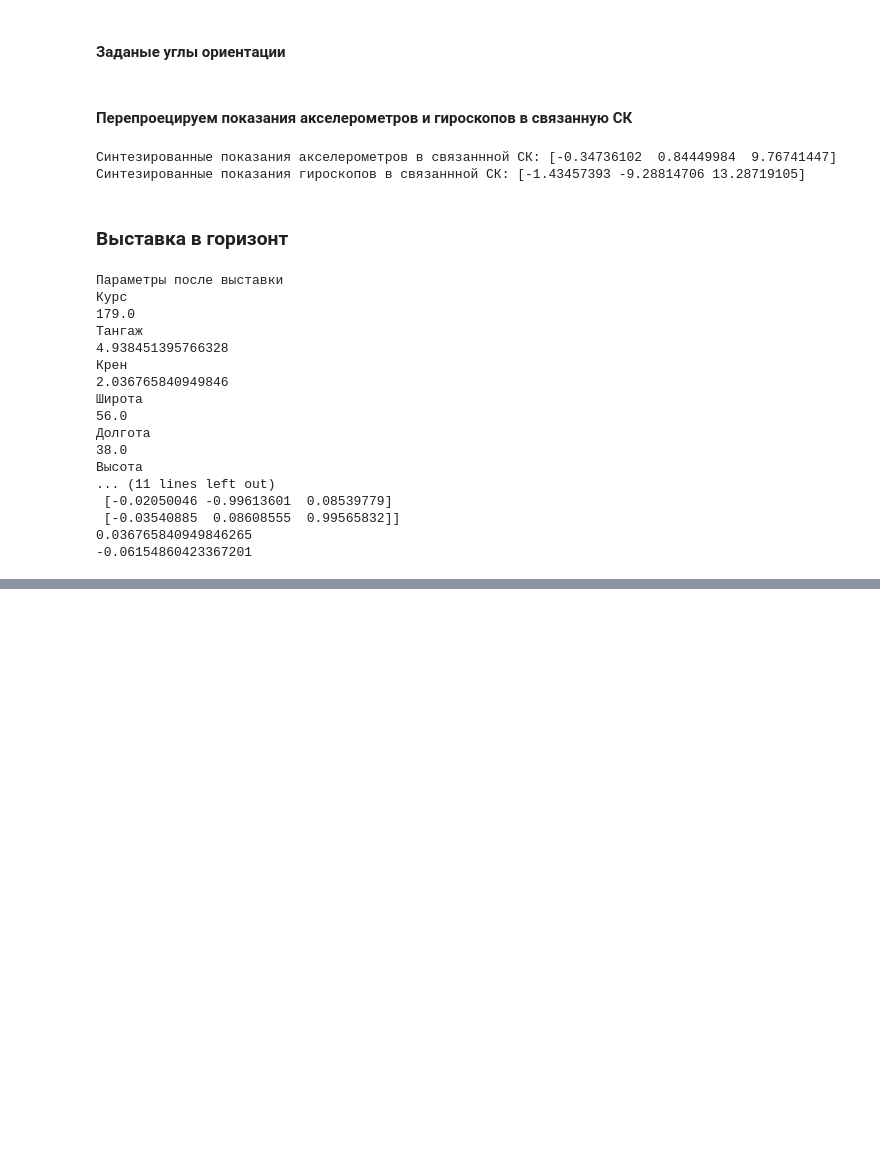
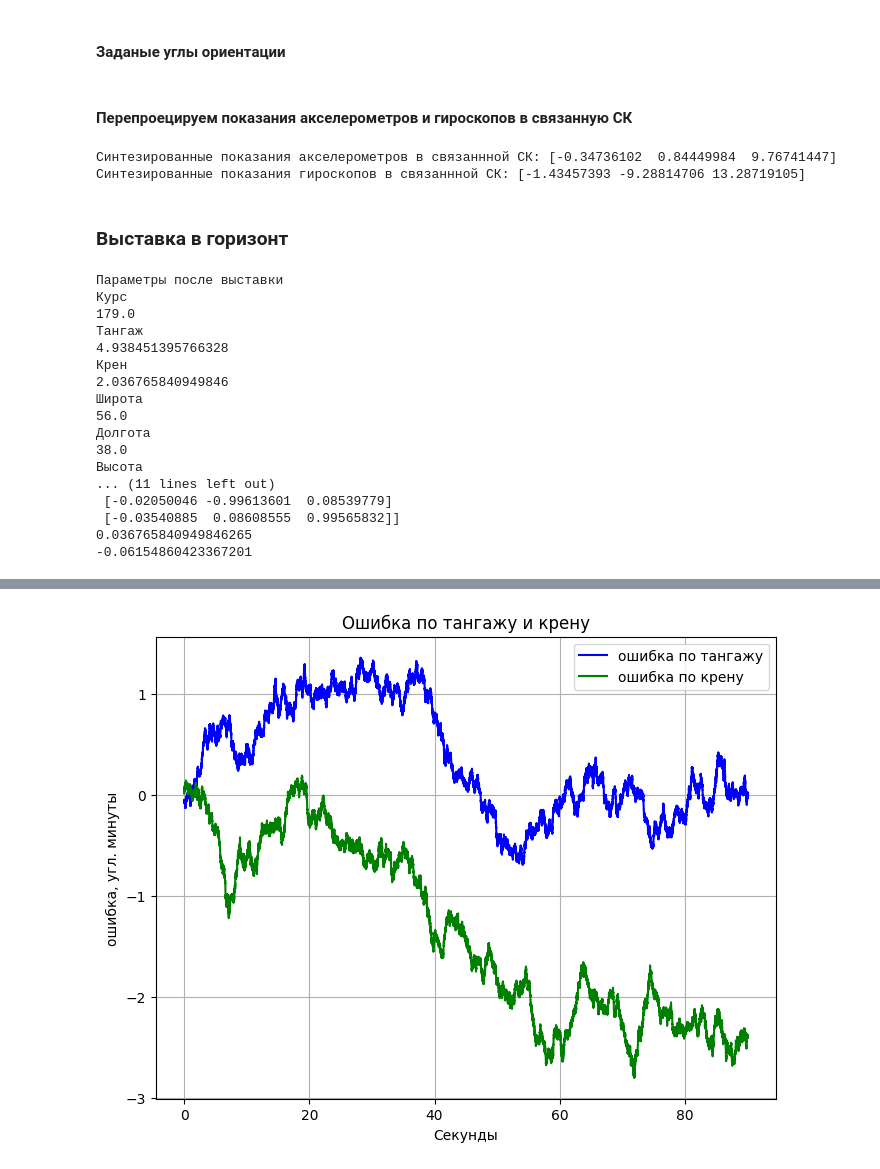
Before and after one commit to AlexeyLelikov/Nav_py, a Jupyter notebook: notebooks/Рис_ИНС_ДЗ_2.ipynb, the cells around one changed output, grey strips where cells are left out. Cells and saved outputs as stored; diff of their text form; code cells hidden in the pictures; blank space fills up the shorter version.

```diff
--- a/notebooks/Рис_ИНС_ДЗ_2.ipynb
+++ b/notebooks/Рис_ИНС_ДЗ_2.ipynb
@@ -449,0 +575,9 @@ plt.show()
+# %%
+acc = np.zeros((N,3))
+gyro = np.zeros((N,3))
+acc[:,0] = acc_x * 0.01
+acc[:,1] = acc_y * 0.01
+acc[:,2] = acc_z * 0.01
+gyro[:,0] = gyro_x * 0.01
+gyro[:,1] = gyro_y * 0.01
+gyro[:,2] = gyro_z * 0.01
@@ -449,0 +612,10 @@ plt.show()
+# %%
+queue_Lat = np.zeros(N)
+queue_Lon = np.zeros(N)
+queue_pitch = np.zeros(N)
+queue_roll = np.zeros(N)
+queue_heading = np.zeros(N)
+queue_Alt = np.zeros(N)
+queue_W_N = np.zeros(N)
+queue_W_U = np.zeros(N)
+queue_W_E = np.zeros(N)
@@ -449,0 +644,73 @@ plt.show()
+# %%
+out_Lat = np.zeros(N)
+out_Lon = np.zeros(N)
+out_pitch = np.zeros(N)
+out_roll = np.zeros(N)
+out_heading = np.zeros(N)
+out_W_N = np.zeros(N)
+out_W_E = np.zeros(N)
+out_Lat = queue_Lat - np.full_like(np.arange(N, dtype=np.double), Lat)
+out_Lon = queue_Lon - np.full_like(np.arange(N, dtype=np.double), Lon)
+out_pitch = queue_pitch - np.full_like(np.arange(N, dtype=np.double), Pitch_true)
+out_roll = queue_roll - np.full_like(np.arange(N, dtype=np.double), Roll_true)
+out_heading = queue_heading - np.full_like(np.arange(N, dtype=np.double), Heading_true)
+out_W_N = queue_W_N - np.full_like(np.arange(N, dtype=np.double), 0)
+out_W_E = queue_W_E - np.full_like(np.arange(N, dtype=np.double), 0)
+out_Lat = out_Lat * (180.0 / np.pi)
+out_Lon = out_Lon * (180.0 / np.pi)
+out_pitch = out_pitch * (180.0 / np.pi)
+out_roll = out_roll * (180.0 / np.pi)
+out_heading = out_heading * (180.0 / np.pi)
+plt.figure(1)
+fig = plt.gcf()
+fig.set_size_inches(8, 6)
+plt.plot(t, out_pitch, 'b', t, out_roll, 'g')
+plt.title("Ошибка по тангажу и крену")
+plt.xlabel('Cекунды')
+plt.ylabel('ошибка, угл. минуты')
+plt.grid(True)
+plt.legend(['ошибка по тангажу', 'ошибка по крену'], loc=1)
+plt.savefig('img2/углы_случайные.png')
+plt.show()
+
+plt.figure(2)
+fig = plt.gcf()
+fig.set_size_inches(8, 6)
+plt.plot(t, out_heading)
+plt.title("Ошибка по Курсу")
+plt.xlabel('Cекунды')
+plt.ylabel('ошибка, градусы')
+plt.grid(True)
+plt.legend(['ошибка по Курсу'], loc=1)
+plt.savefig('img2/курс_случайные.png')
+plt.show()
+
+plt.figure(3)
+fig = plt.gcf()
+fig.set_size_inches(8, 6)
+plt.plot(t, out_W_N, 'b', t, out_W_E, 'g')
+plt.title("Ошибка по северной скорости W_N и восточной W_E")
+plt.xlabel('Cекунды')
+plt.ylabel('ошибка, м/c')
+plt.grid(True)
+plt.legend(['ошибка по скорости W_N', 'ошибка по скорости W_E'], loc=5)
+plt.savefig('img2/скорости_случайные.png')
+plt.show()
+
+R = 6356.863  # км
+queue_x = (out_Lat * ((np.pi / 180) * R)) - (out_Lat[0] * ((np.pi / 180) * R))
+queue_y = (out_Lon * (np.pi / 180) * (R * np.cos(Lat))) - (out_Lon[0] * np.pi / 180 * (R * np.cos(Lat)))
+
+plt.figure(4)
+fig = plt.gcf()
+fig.set_size_inches(8, 6)
+plt.plot(t, queue_x, 'b', t, queue_y, 'g')
+plt.title("Ошибка по широте и долготе (км)")
+plt.xlabel('Cекунды')
+plt.ylabel('ошибка, км')
+plt.grid(True)
+plt.legend(['Широта (км)', 'Долгота (км)'], loc=2)
+plt.savefig('img2/координаты_случайные.png')
+plt.show()
+# %% [output]
+[figure, added]
```
Also changed, not shown: parts of 16 cells of this notebook, 20 other files.
